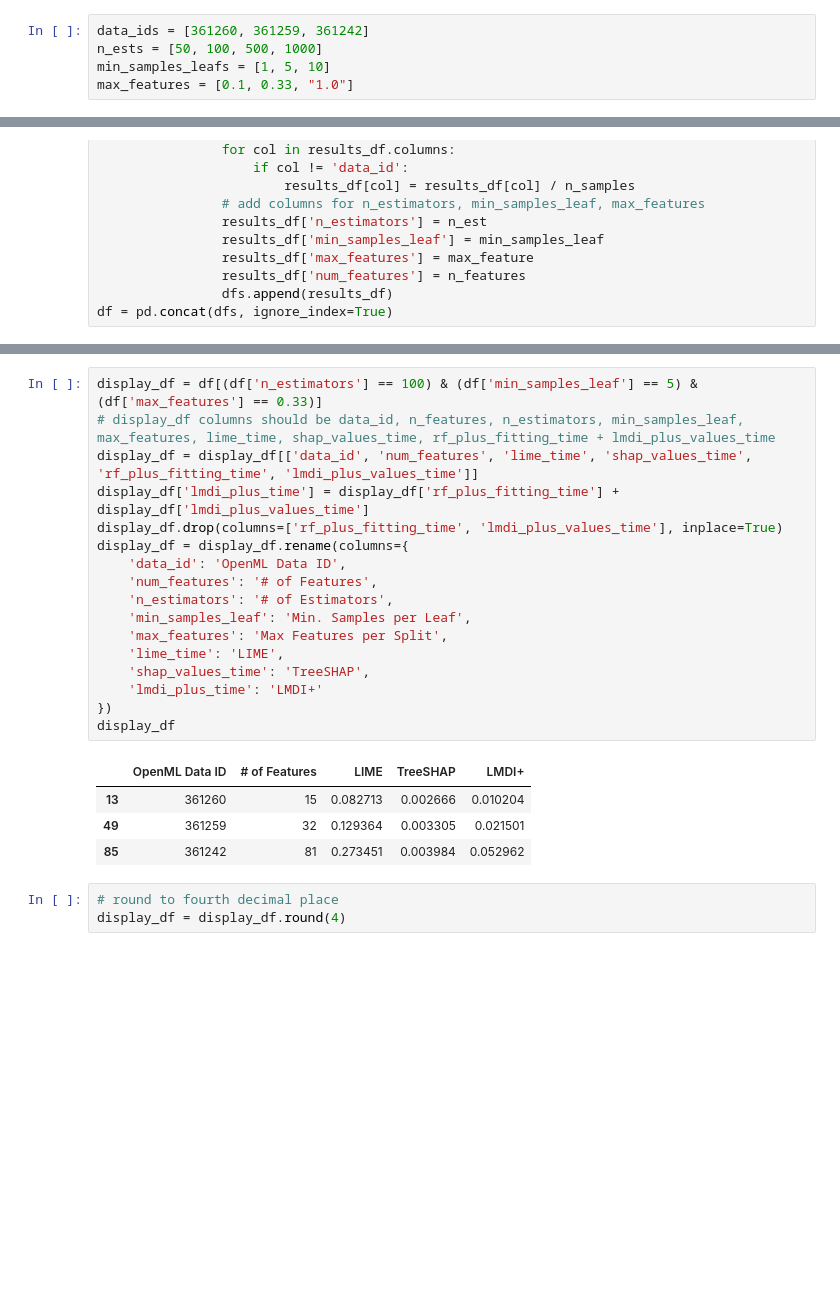
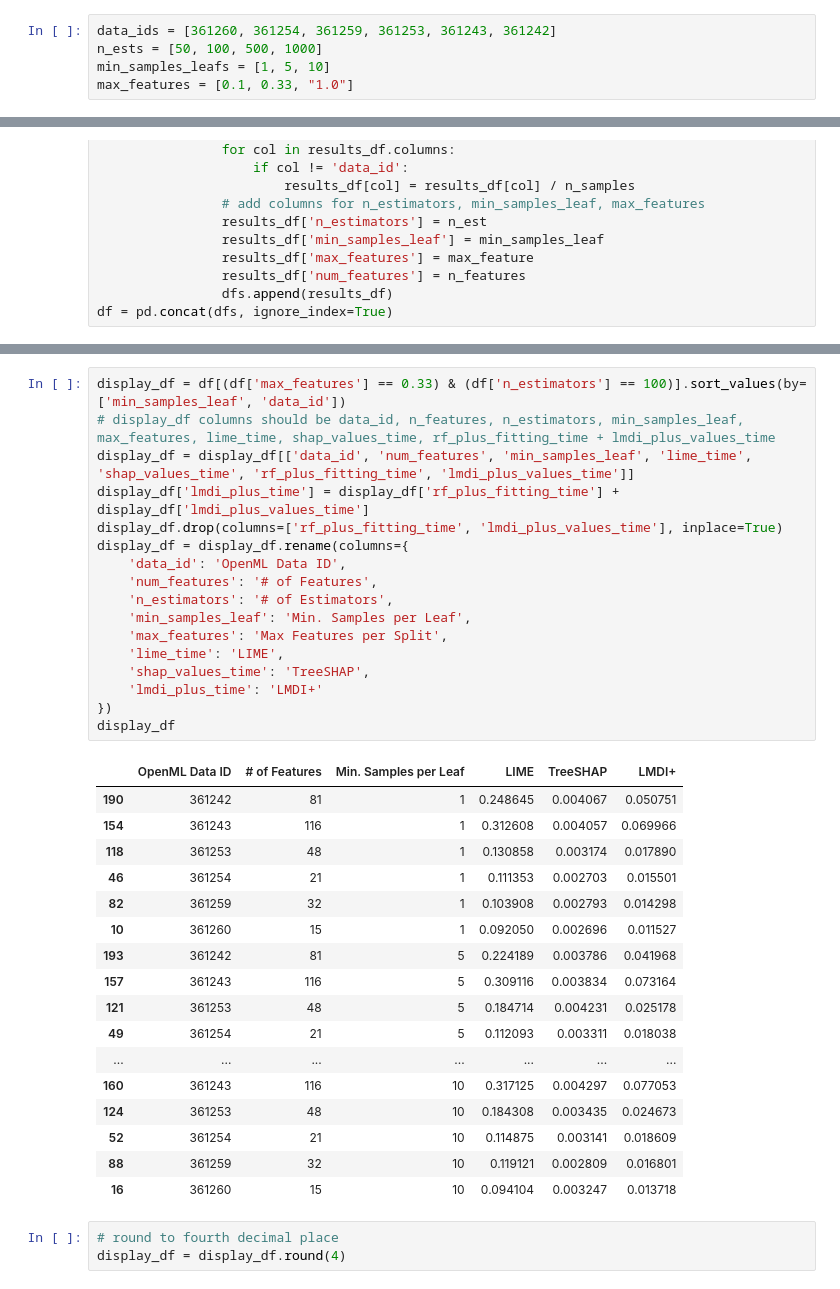
Before and after one commit to Yu-Group/imodels-experiments, a Jupyter notebook: feature_importance/runtime/runtime.ipynb, the cells around one changed output, grey strips where cells are left out. Drawn from its saved outputs; the diff is of its cells as text; blank space fills up the shorter version.

```diff
--- a/feature_importance/runtime/runtime.ipynb
+++ b/feature_importance/runtime/runtime.ipynb
@@ -2,7 +2,7 @@
 import numpy as np
 import pandas as pd
 # %%
-data_ids = [361260, 361259, 361242]
+data_ids = [361260, 361254, 361259, 361253, 361243, 361242]
 n_ests = [50, 100, 500, 1000]
 min_samples_leafs = [1, 5, 10]
 max_features = [0.1, 0.33, "1.0"]
@@ -42,25 +55,38 @@ df[(df['n_estimators'] == 100) & (df['min_samples_leaf'] == 5) & (df['max_featur
 # %%
-display_df = df[(df['n_estimators'] == 100) & (df['min_samples_leaf'] == 5) & (df['max_features'] == 0.33)]
+display_df = df[(df['max_features'] == 0.33) & (df['n_estimators'] == 100)].sort_values(by=['min_samples_leaf', 'data_id'])
 # display_df columns should be data_id, n_features, n_estimators, min_samples_leaf, max_features, lime_time, shap_values_time, rf_plus_fitting_time + lmdi_plus_values_time
-display_df = display_df[['data_id', 'num_features', 'lime_time', 'shap_values_time', 'rf_plus_fitting_time', 'lmdi_plus_values_time']]
+display_df = display_df[['data_id', 'num_features', 'min_samples_leaf', 'lime_time', 'shap_values_time', 'rf_plus_fitting_time', 'lmdi_plus_values_time']]
 display_df['lmdi_plus_time'] = display_df['rf_plus_fitting_time'] + display_df['lmdi_plus_values_time']
 display_df.drop(columns=['rf_plus_fitting_time', 'lmdi_plus_values_time'], inplace=True)
 display_df = display_df.rename(columns={
     'data_id': 'OpenML Data ID',
     'num_features': '# of Features',
     'n_estimators': '# of Estimators',
     'min_samples_leaf': 'Min. Samples per Leaf',
     'max_features': 'Max Features per Split',
     'lime_time': 'LIME',
     'shap_values_time': 'TreeSHAP',
     'lmdi_plus_time': 'LMDI+'
 })
 display_df
 # %% [output]
-|  | OpenML Data ID | # of Features | LIME | TreeSHAP | LMDI+ |
-| 13 | 361260 | 15 | 0.082713 | 0.002666 | 0.010204 |
-| 49 | 361259 | 32 | 0.129364 | 0.003305 | 0.021501 |
-| 85 | 361242 | 81 | 0.273451 | 0.003984 | 0.052962 |
+|  | OpenML Data ID | # of Features | Min. Samples per Leaf | LIME | TreeSHAP | LMDI+ |
+| 190 | 361242 | 81 | 1 | 0.248645 | 0.004067 | 0.050751 |
+| 154 | 361243 | 116 | 1 | 0.312608 | 0.004057 | 0.069966 |
+| 118 | 361253 | 48 | 1 | 0.130858 | 0.003174 | 0.017890 |
+| 46 | 361254 | 21 | 1 | 0.111353 | 0.002703 | 0.015501 |
+| 82 | 361259 | 32 | 1 | 0.103908 | 0.002793 | 0.014298 |
+| 10 | 361260 | 15 | 1 | 0.092050 | 0.002696 | 0.011527 |
+| 193 | 361242 | 81 | 5 | 0.224189 | 0.003786 | 0.041968 |
+| 157 | 361243 | 116 | 5 | 0.309116 | 0.003834 | 0.073164 |
+| 121 | 361253 | 48 | 5 | 0.184714 | 0.004231 | 0.025178 |
+| 49 | 361254 | 21 | 5 | 0.112093 | 0.003311 | 0.018038 |
+| ... | ... | ... | ... | ... | ... | ... |
+| 160 | 361243 | 116 | 10 | 0.317125 | 0.004297 | 0.077053 |
+| 124 | 361253 | 48 | 10 | 0.184308 | 0.003435 | 0.024673 |
+| 52 | 361254 | 21 | 10 | 0.114875 | 0.003141 | 0.018609 |
+| 88 | 361259 | 32 | 10 | 0.119121 | 0.002809 | 0.016801 |
+| 16 | 361260 | 15 | 10 | 0.094104 | 0.003247 | 0.013718 |
 # %%
 # round to fourth decimal place
 display_df = display_df.round(4)
```
Also changed, not shown: parts of 6 cells of this notebook, 2 other files.
